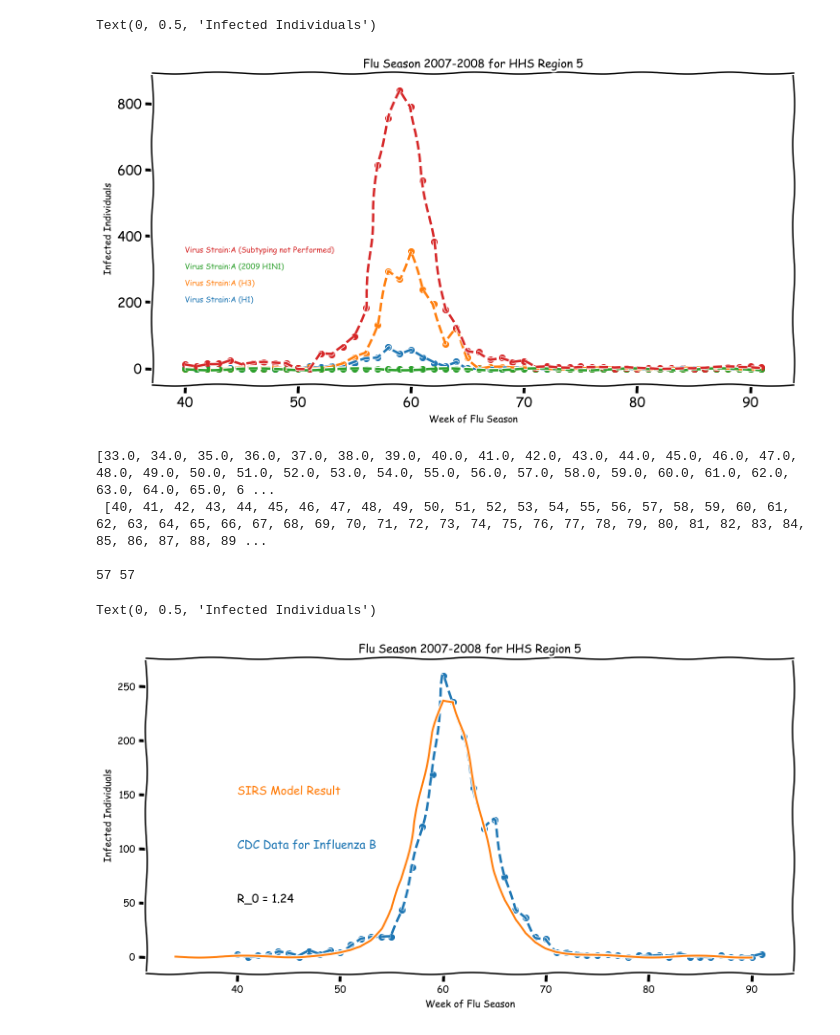
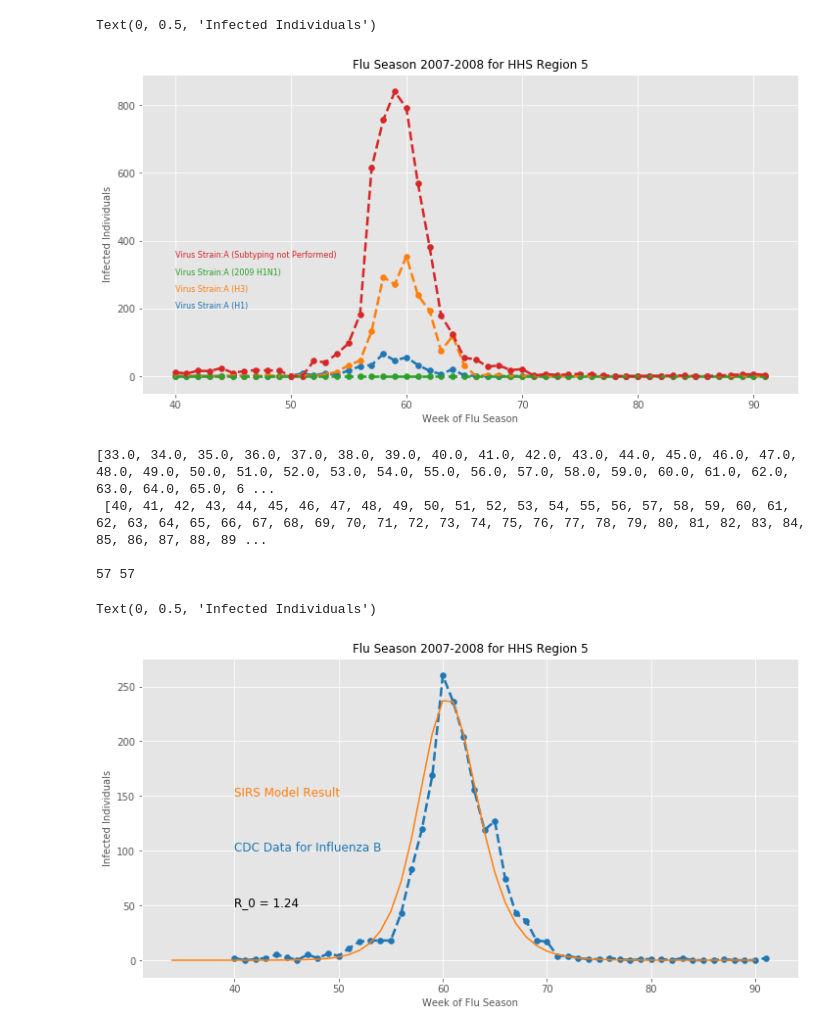
Before and after one commit to GaloisInc/AMIDOL, a Jupyter notebook: docs/SIRS/Python SIRS Modeling.ipynb, the cells around one changed output. Cells and saved outputs as stored; diff of their text form; code cells hidden in the pictures.

```diff
--- a/docs/SIRS/Python SIRS Modeling.ipynb
+++ b/docs/SIRS/Python SIRS Modeling.ipynb
@@ -22,33 +22,33 @@ popYear = match[1]
 # %%
 import matplotlib.pyplot as plt
 %matplotlib inline
-plt.xkcd()
-#plt.style.use('ggplot')
+#plt.xkcd()
+plt.style.use('ggplot')
 tableau20 = [(31, 119, 180), (174, 199, 232), (255, 127, 14), (255, 187, 120),
              (44, 160, 44), (152, 223, 138), (214, 39, 40), (255, 152, 150),
              (148, 103, 189), (197, 176, 213), (140, 86, 75), (196, 156, 148),
              (227, 119, 194), (247, 182, 210), (127, 127, 127), (199, 199, 199),
              (188, 189, 34), (219, 219, 141), (23, 190, 207), (158, 218, 229)]
 
 # Scale the RGB values to the [0, 1] range, which is the format matplotlib accepts.
 for i in range(len(tableau20)):
     r, g, b = tableau20[i]
     tableau20[i] = (r / 255., g / 255., b / 255.)
 
 plt.figure(figsize=(12,6))
 
 for idx in [0, 1, 2, 3]:
     plt.plot(fluData['T'], fluData[virii[idx]], ls="--", lw=2.5, color=tableau20[idx*2], alpha=1)
     plt.scatter(fluData['T'], fluData[virii[idx]], color=tableau20[idx*2])
     y_pos = 200 + idx*50
     plt.text(40, y_pos, "Virus Strain:" + virii[idx], fontsize=8, color=tableau20[idx*2])
 
 plt.title(title, fontsize=12)
 plt.xlabel("Week of Flu Season", fontsize=10)
 plt.ylabel("Infected Individuals", fontsize=10)
 # %% [output]
 Text(0, 0.5, 'Infected Individuals')
-[figure, old version]
+[figure, new version]
 # %%
 # Initial values of our states
 popData = pd.read_csv('data/population_data.csv', index_col=0)
@@ -111,4 +111,4 @@ plt.ylabel("Infected Individuals", fontsize=10)
 
 57 57
 Text(0, 0.5, 'Infected Individuals')
-[figure, old version]
+[figure, new version]
```
Also changed, not shown: 3 other files.
